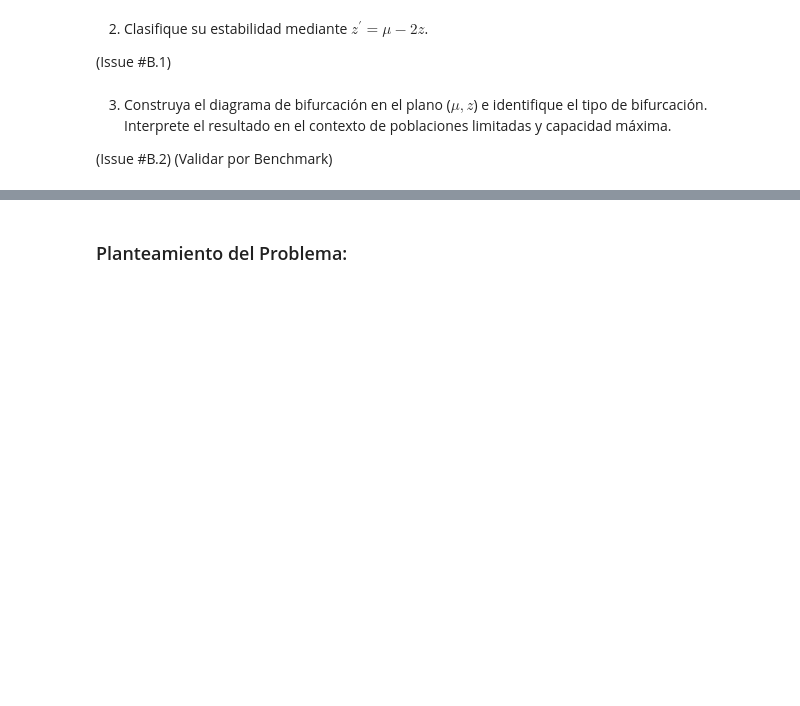
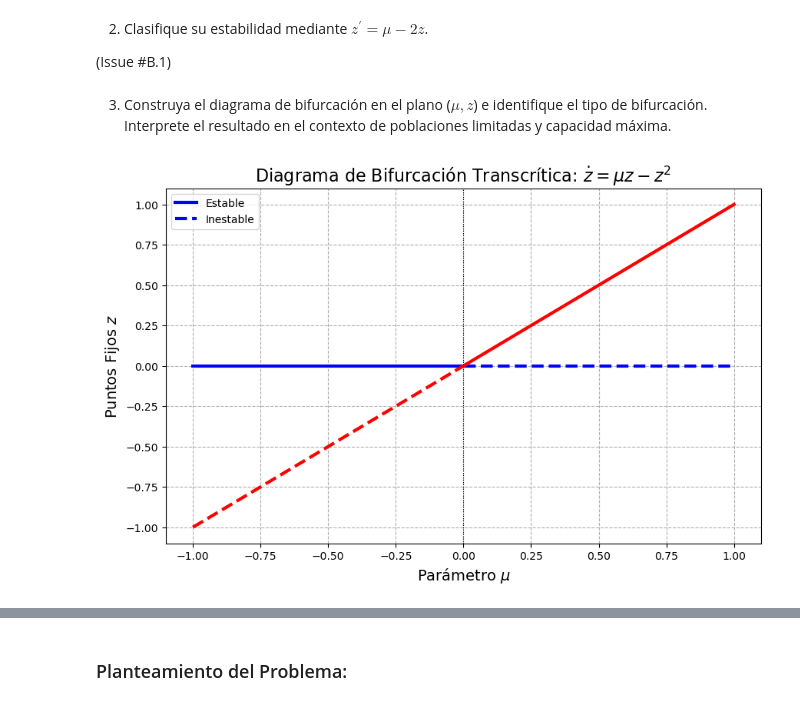
Before and after one commit to FontesHabana/Proyecto-MN-EDO, a Jupyter notebook: Part-B.ipynb, the cells around one changed output, grey strips where cells are left out. Cells and saved outputs as stored; diff of their text form; code cells hidden in the pictures; blank space fills up the shorter version.

Commit message:
feat (Part-B): implement bifurcation diagram for edo.

```diff
--- a/Part-B.ipynb
+++ b/Part-B.ipynb
@@ -24,5 +26,43 @@ donde $\mu$ es un parámetro ambiental que mide la capacidad de crecimiento.
 (Issue #B.1)
 # %% [markdown]
 3. Construya el diagrama de bifurcación en el plano ($\mu, z$) e identifique el tipo de bifurcación. Interprete el resultado en el contexto de poblaciones limitadas y capacidad máxima.
-
-(Issue #B.2) (Validar por Benchmark)
+# %%
+
+
+# --- 1. Define the parameter (mu) range ---
+mu_values = np.linspace(-1, 1, 500)
+
+# --- 2. Define the fixed points ---
+z1 = np.zeros_like(mu_values)  # z = 0
+z2 = mu_values                  # z = mu
+
+plt.figure(figsize=(10, 6))
+
+# --- 3. Plot stability for (z = 0) ---
+# Stable for mu < 0
+mu_neg = mu_values[mu_values < 0]
+plt.plot(mu_neg, np.zeros_like(mu_neg), 'b-', linewidth=3, label='Estable (Atractor)')
+# Unstable for mu > 0
+mu_pos = mu_values[mu_values >= 0]
+plt.plot(mu_pos, np.zeros_like(mu_pos), 'b--', linewidth=3, label='Inestable (Repulsor)')
+
+
+# --- 4. Plot stability for (z = mu) ---
+# Unstable for mu < 0
+plt.plot(mu_neg, mu_neg, 'r--', linewidth=3)
+# Stable for mu > 0
+plt.plot(mu_pos, mu_pos, 'r-', linewidth=3)
+
+
+# --- 5. Graph formatting ---
+plt.axvline(0, color='k', linestyle=':', linewidth=0.8) # Bifurcation point
+plt.xlabel(r'Parámetro $\mu$', fontsize=14)
+plt.ylabel(r'Puntos Fijos $z$', fontsize=14)
+plt.title(r'Diagrama de Bifurcación Transcrítica: $\dot{z} = \mu z - z^2$', fontsize=16)
+
+# Ensure the legend is clear and non-duplicated
+plt.legend(['Estable', 'Inestable'], loc='upper left')
+plt.grid(True, linestyle='--')
+plt.show()
+# %% [output]
+[figure, added]
```
Also changed, not shown: parts of 3 cells of this notebook.
